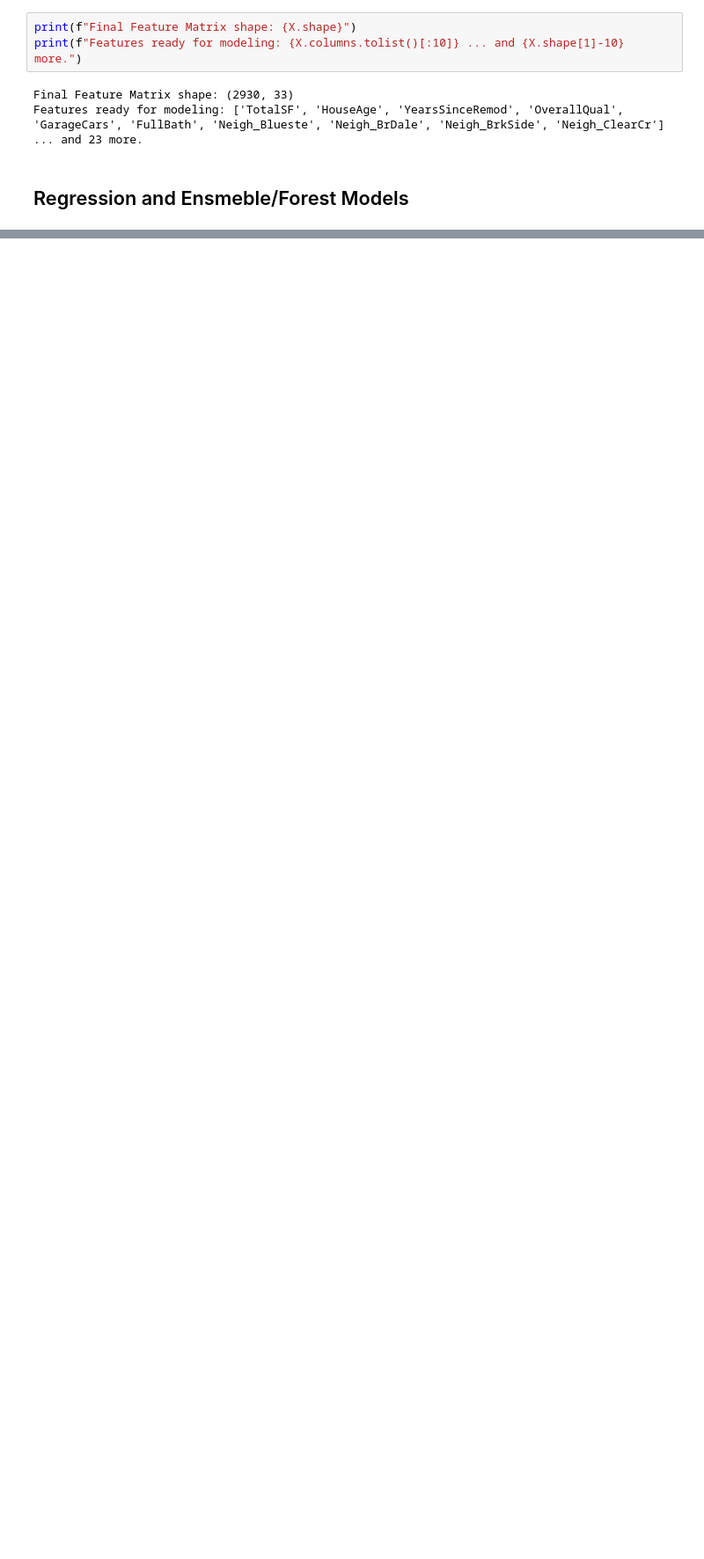
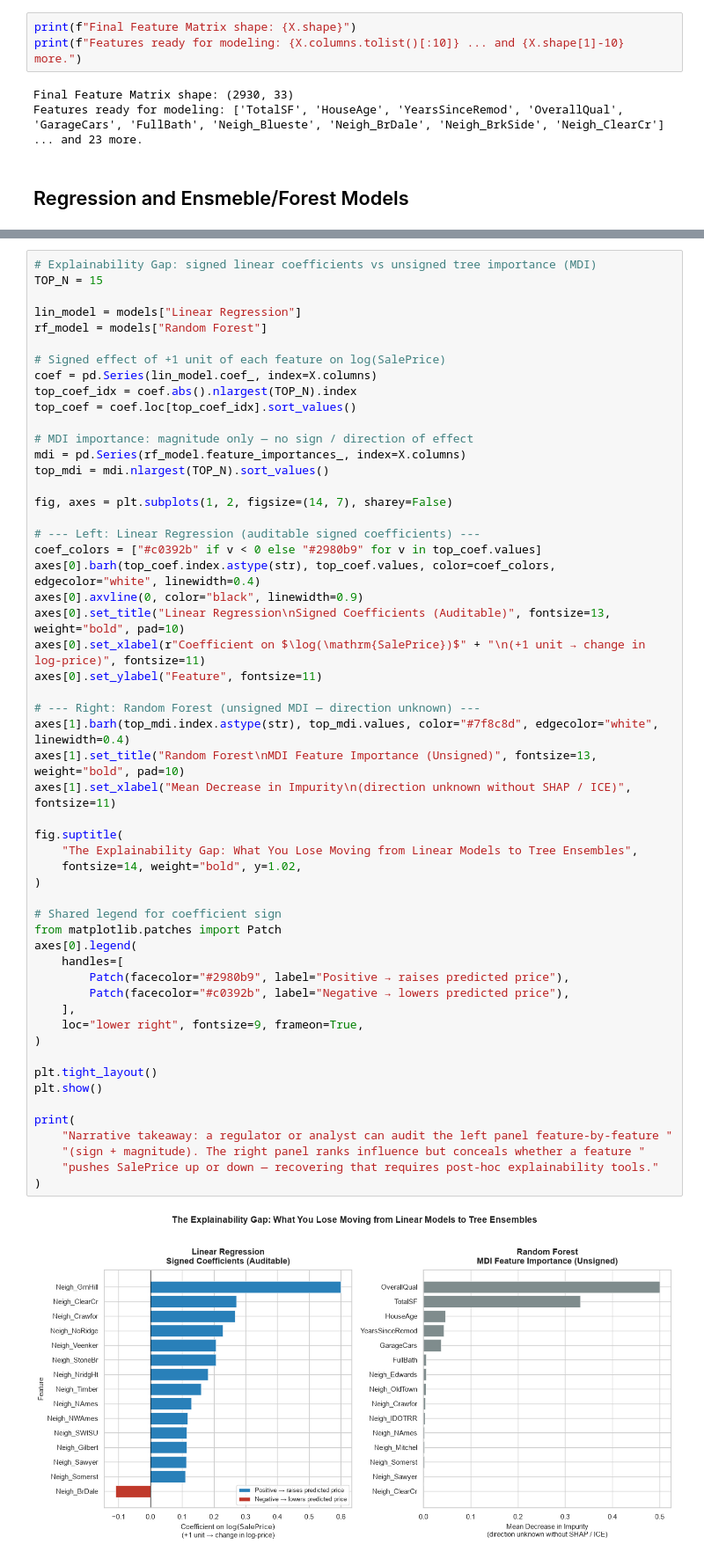
Before and after one commit to regional-specter/research-work, a Jupyter notebook: Cost of Complexity/Housing-Dataset.ipynb, the cells around one changed output, grey strips where cells are left out. Shown at 88% size. Saved outputs shown, nothing was run; the diff lists cells and outputs as text; blank space fills up the shorter version.

```diff
--- a/Cost of Complexity/Housing-Dataset.ipynb
+++ b/Cost of Complexity/Housing-Dataset.ipynb
@@ -570,0 +584,56 @@ plt.show()
+# %%
+# Explainability Gap: signed linear coefficients vs unsigned tree importance (MDI)
+TOP_N = 15
+
+lin_model = models["Linear Regression"]
+rf_model = models["Random Forest"]
+
+# Signed effect of +1 unit of each feature on log(SalePrice)
+coef = pd.Series(lin_model.coef_, index=X.columns)
+top_coef_idx = coef.abs().nlargest(TOP_N).index
+top_coef = coef.loc[top_coef_idx].sort_values()
+
+# MDI importance: magnitude only — no sign / direction of effect
+mdi = pd.Series(rf_model.feature_importances_, index=X.columns)
+top_mdi = mdi.nlargest(TOP_N).sort_values()
+
+fig, axes = plt.subplots(1, 2, figsize=(14, 7), sharey=False)
+
+# --- Left: Linear Regression (auditable signed coefficients) ---
+coef_colors = ["#c0392b" if v < 0 else "#2980b9" for v in top_coef.values]
+axes[0].barh(top_coef.index.astype(str), top_coef.values, color=coef_colors, edgecolor="white", linewidth=0.4)
+axes[0].axvline(0, color="black", linewidth=0.9)
+axes[0].set_title("Linear Regression\nSigned Coefficients (Auditable)", fontsize=13, weight="bold", pad=10)
+axes[0].set_xlabel(r"Coefficient on $\log(\mathrm{SalePrice})$" + "\n(+1 unit → change in log-price)", fontsize=11)
+axes[0].set_ylabel("Feature", fontsize=11)
+
+# --- Right: Random Forest (unsigned MDI — direction unknown) ---
+axes[1].barh(top_mdi.index.astype(str), top_mdi.values, color="#7f8c8d", edgecolor="white", linewidth=0.4)
+axes[1].set_title("Random Forest\nMDI Feature Importance (Unsigned)", fontsize=13, weight="bold", pad=10)
+axes[1].set_xlabel("Mean Decrease in Impurity\n(direction unknown without SHAP / ICE)", fontsize=11)
+
+fig.suptitle(
+    "The Explainability Gap: What You Lose Moving from Linear Models to Tree Ensembles",
+    fontsize=14, weight="bold", y=1.02,
+)
+
+# Shared legend for coefficient sign
+from matplotlib.patches import Patch
+axes[0].legend(
+    handles=[
+        Patch(facecolor="#2980b9", label="Positive → raises predicted price"),
+        Patch(facecolor="#c0392b", label="Negative → lowers predicted price"),
+    ],
+    loc="lower right", fontsize=9, frameon=True,
+)
+
+plt.tight_layout()
+plt.show()
+
+print(
+    "Narrative takeaway: a regulator or analyst can audit the left panel feature-by-feature "
+    "(sign + magnitude). The right panel ranks influence but conceals whether a feature "
+    "pushes SalePrice up or down — recovering that requires post-hoc explainability tools."
+)
+# %% [output]
+[figure, added]
```
Also changed, not shown: parts of 9 cells of this notebook, 1 other file.
